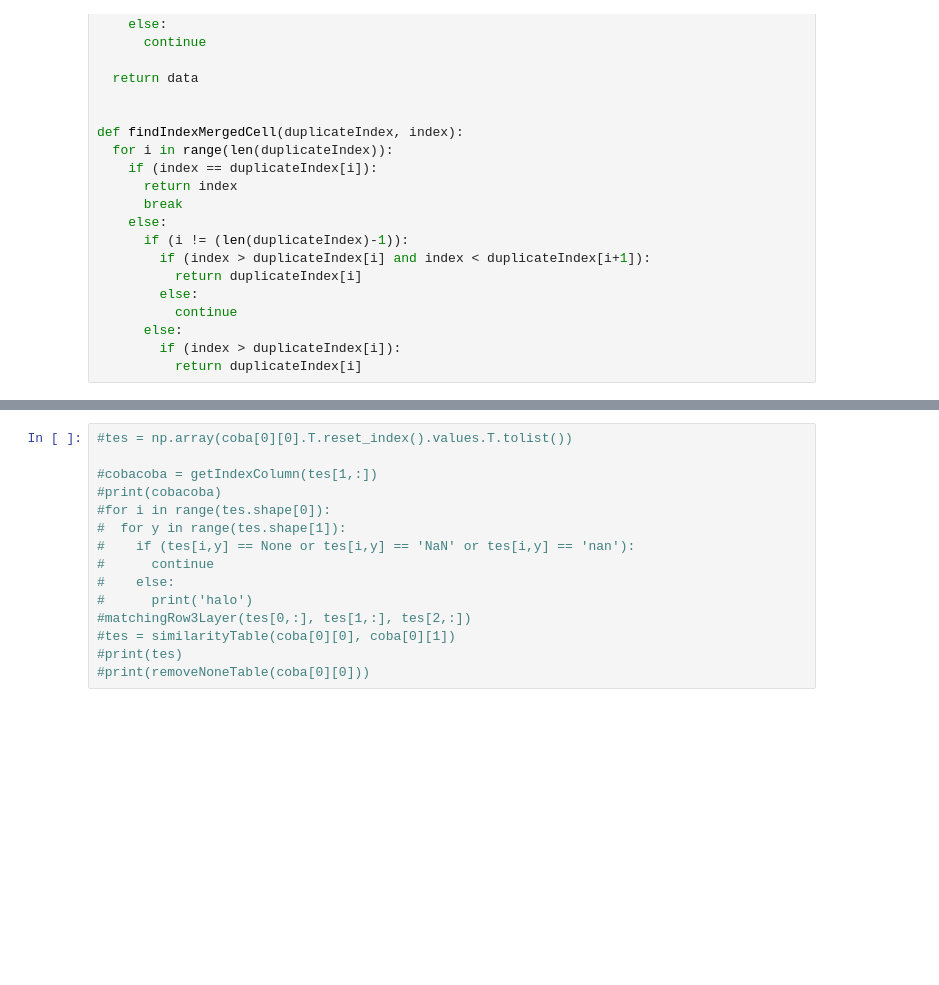
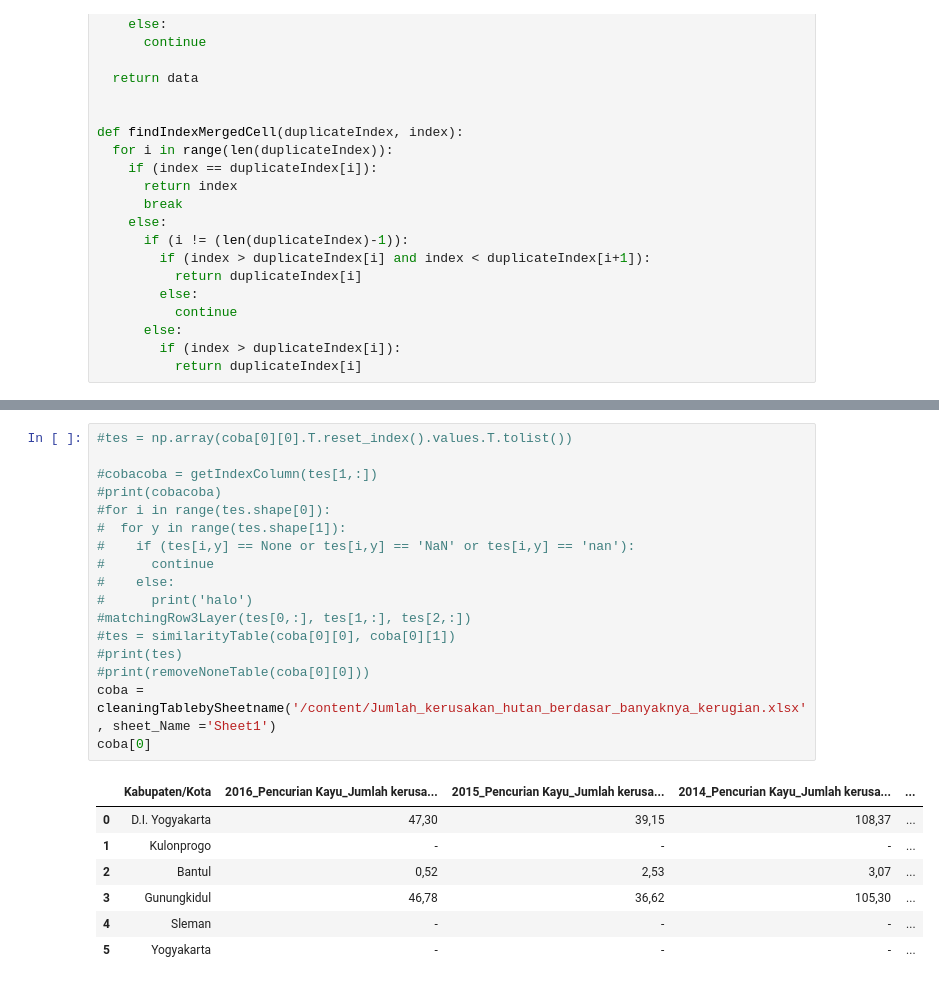
Before and after one commit to luqmanrofifm/Excel_Table_Automation, a Jupyter notebook: ExcelAutomation.ipynb, the cells around one changed output, grey strips where cells are left out. Saved outputs shown, nothing was run; the diff lists cells and outputs as text; blank space fills up the shorter version.

Commit message:
add clean table by sheet name function

```diff
--- a/ExcelAutomation.ipynb
+++ b/ExcelAutomation.ipynb
@@ -920,15 +1005,25 @@ coba[0][0]
 # %%
 #tes = np.array(coba[0][0].T.reset_index().values.T.tolist())
 
 #cobacoba = getIndexColumn(tes[1,:])
 #print(cobacoba)
 #for i in range(tes.shape[0]):
 #  for y in range(tes.shape[1]):
 #    if (tes[i,y] == None or tes[i,y] == 'NaN' or tes[i,y] == 'nan'):
 #      continue
 #    else:
 #      print('halo')
 #matchingRow3Layer(tes[0,:], tes[1,:], tes[2,:])
 #tes = similarityTable(coba[0][0], coba[0][1])
 #print(tes)
 #print(removeNoneTable(coba[0][0]))
+coba = cleaningTablebySheetname('/content/Jumlah_kerusakan_hutan_berdasar_banyaknya_kerugian.xlsx', sheet_Name ='Sheet1')
+coba[0]
+# %% [output]
+|  | Kabupaten/Kota | 2016_Pencurian Kayu_Jumlah kerusa... | 2015_Pencurian Kayu_Jumlah kerusa... | 2014_Pencurian Kayu_Jumlah kerusa... | ... |
+| 0 | D.I. Yogyakarta | 47,30 | 39,15 | 108,37 | ... |
+| 1 | Kulonprogo | - | - | - | ... |
+| 2 | Bantul | 0,52 | 2,53 | 3,07 | ... |
+| 3 | Gunungkidul | 46,78 | 36,62 | 105,30 | ... |
+| 4 | Sleman | - | - | - | ... |
+| 5 | Yogyakarta | - | - | - | ... |
```
Also changed, not shown: parts of 2 cells of this notebook.
